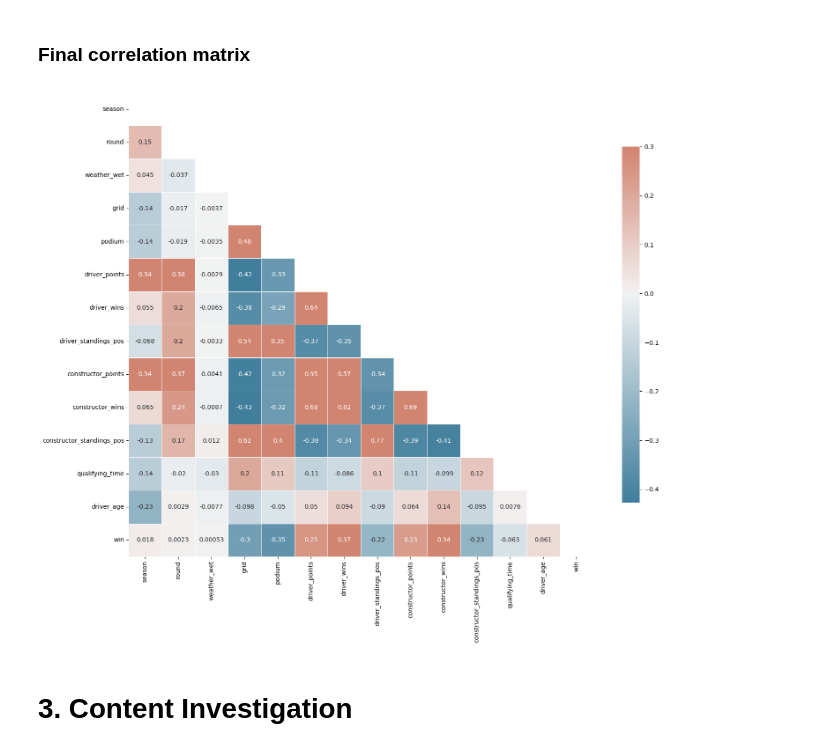
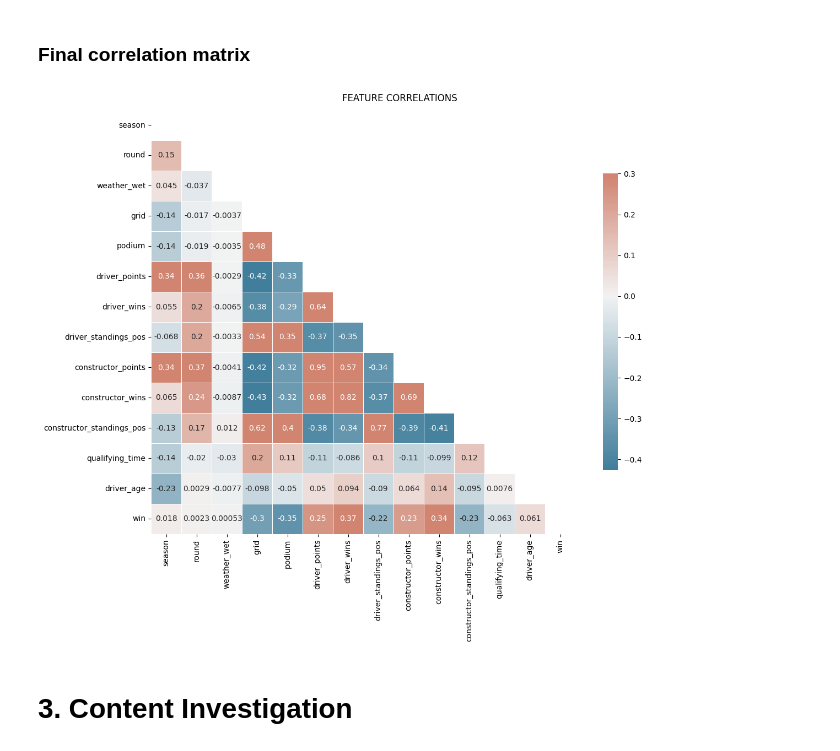
Before and after one commit to felipesanze/F1_Predictor, a Jupyter notebook: 3_EDA.ipynb, the cells around one changed output. Cells and saved outputs as stored; diff of their text form; code cells hidden in the pictures.

```diff
--- a/3_EDA.ipynb
+++ b/3_EDA.ipynb
@@ -155,23 +155,25 @@ df.drop(columns=['weather_warm','weather_cold', 'weather_dry', 'weather_cloudy']
 # %%
 # Compute the correlation matrix
 corr = df.corr()
 
 # Generate a mask for the upper triangle
 mask = np.triu(np.ones_like(corr, dtype=bool))
 
 # Set up the matplotlib figure
-f, ax = plt.subplots(figsize=(17, 15))
+f, ax = plt.subplots(figsize=(13, 10))
 
 # Generate a custom diverging colormap
 cmap = sns.diverging_palette(230, 20, as_cmap=True)
 
 # Draw the heatmap with the mask and correct aspect ratio
 sns.heatmap(corr, annot=True,  mask=mask, cmap=cmap, vmax=.3, center=0,
             square=True, linewidths=.5, cbar_kws={"shrink": .7})
 
+plt.suptitle("FEATURE CORRELATIONS", y=0.91)
+
 plt.savefig('images/correlation_matrix.png')
 # %% [output]
-[figure, old version]
+[figure, new version]
 # %% [markdown]
 # 3. Content Investigation
 # %% [markdown]
```
Also changed, not shown: parts of 1 cell of this notebook, 7 other files.
